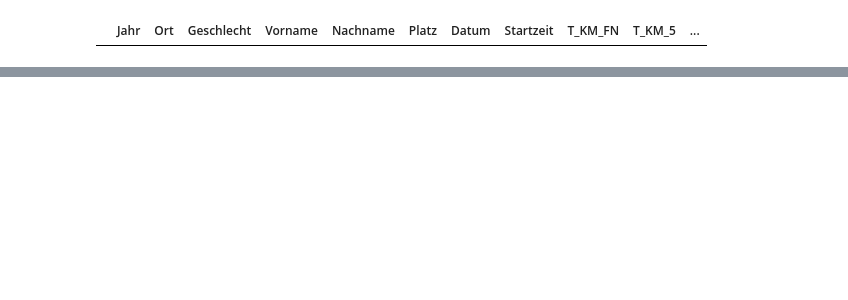
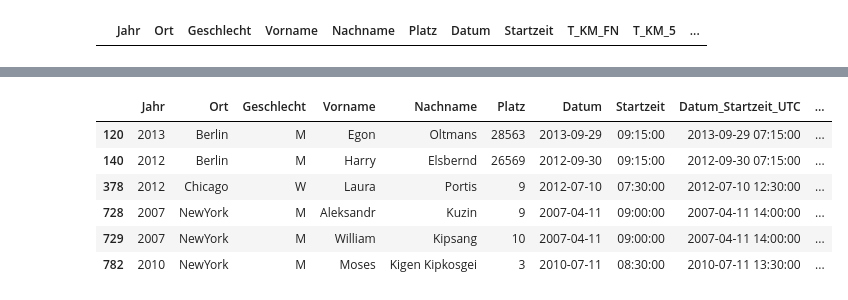
Before and after one commit to Wade-Sys/wma, a Jupyter notebook: Marathon/prepare_wmm_data_all.ipynb, the cells around one changed output, grey strips where cells are left out. Saved outputs shown, nothing was run; the diff lists cells and outputs as text; code cells hidden in the pictures; blank space fills up the shorter version.

```diff
--- a/Marathon/prepare_wmm_data_all.ipynb
+++ b/Marathon/prepare_wmm_data_all.ipynb
@@ -448,0 +477,22 @@ df_data_4.head()
+# %%
+#df_data_5.info()
+df_data_5[
+    (df_data_5['S_KM_5'] == df_data_5['S_KM_10'])
+    | (df_data_5['S_KM_10'] == df_data_5['S_KM_15'])
+    | (df_data_5['S_KM_15'] == df_data_5['S_KM_20'])
+    #& (df_data_5['S_KM_20'] == df_data_5['S_KM_HM'])
+    #& (df_data_5['S_KM_HM'] == df_data_5['S_KM_25'])
+    | (df_data_5['S_KM_20'] == df_data_5['S_KM_25'])
+    | (df_data_5['S_KM_25'] == df_data_5['S_KM_30'])
+    | (df_data_5['S_KM_30'] == df_data_5['S_KM_35'])
+    | (df_data_5['S_KM_35'] == df_data_5['S_KM_40'])
+    #& (df_data_5['S_KM_40'] == df_data_5['S_KM_10'])
+]
+# %% [output]
+|  | Jahr | Ort | Geschlecht | Vorname | Nachname | Platz | Datum | Startzeit | Datum_Startzeit_UTC | ... |
+| 120 | 2013 | Berlin | M | Egon | Oltmans | 28563 | 2013-09-29 | 09:15:00 | 2013-09-29 07:15:00 | ... |
+| 140 | 2012 | Berlin | M | Harry | Elsbernd | 26569 | 2012-09-30 | 09:15:00 | 2012-09-30 07:15:00 | ... |
+| 378 | 2012 | Chicago | W | Laura | Portis | 9 | 2012-07-10 | 07:30:00 | 2012-07-10 12:30:00 | ... |
+| 728 | 2007 | NewYork | M | Aleksandr | Kuzin | 9 | 2007-04-11 | 09:00:00 | 2007-04-11 14:00:00 | ... |
+| 729 | 2007 | NewYork | M | William | Kipsang | 10 | 2007-04-11 | 09:00:00 | 2007-04-11 14:00:00 | ... |
+| 782 | 2010 | NewYork | M | Moses | Kigen Kipkosgei | 3 | 2010-07-11 | 08:30:00 | 2010-07-11 13:30:00 | ... |
```
Also changed, not shown: parts of 13 cells of this notebook.
